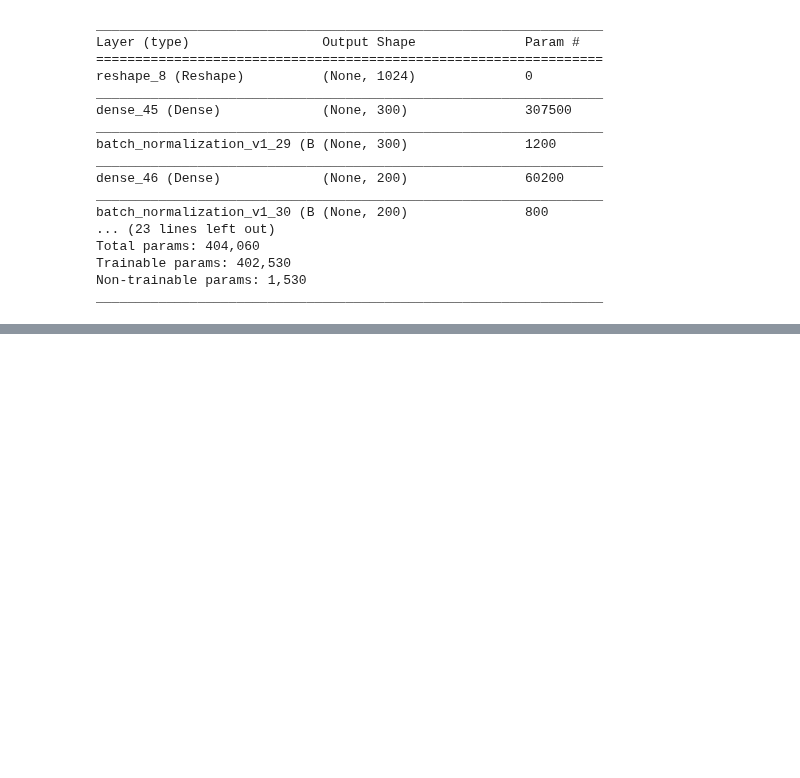
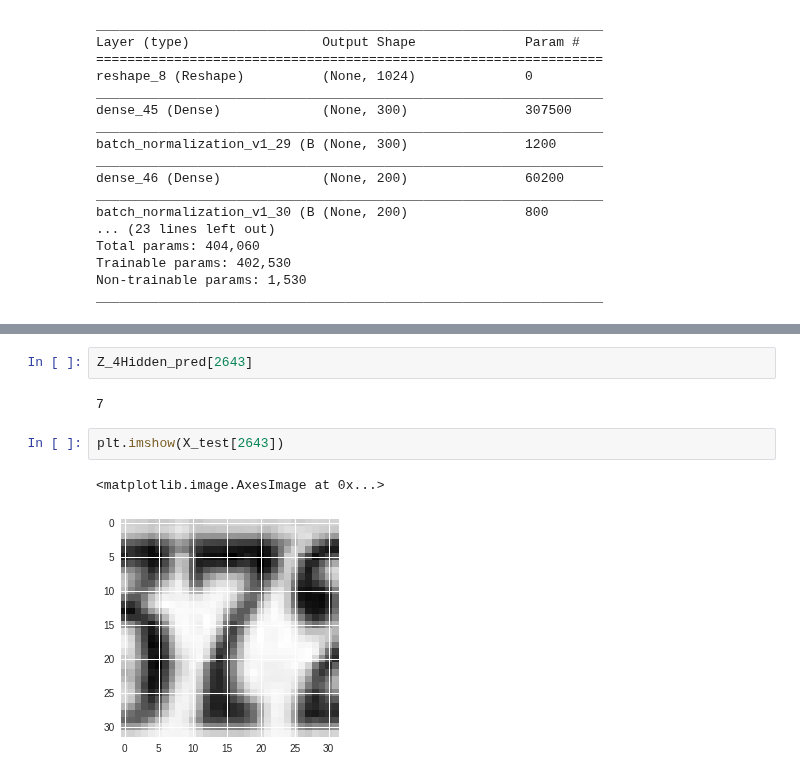
Before and after one commit to GreatLearningAIML1/chennai-aug-batch-senthilvelavan, a Jupyter notebook: DeepLearning-R7-Project2/DeepLearning_R7_Project2.ipynb, the cells around one changed output, grey strips where cells are left out. Saved outputs shown, nothing was run; the diff lists cells and outputs as text; blank space fills up the shorter version.

```diff
--- a/DeepLearning-R7-Project2/DeepLearning_R7_Project2.ipynb
+++ b/DeepLearning-R7-Project2/DeepLearning_R7_Project2.ipynb
@@ -1409,0 +1412,9 @@ Overall, accuracy/f1-score improves with the below actions:
+# %%
+Z_4Hidden_pred[2643]
+# %% [output]
+7
+# %%
+plt.imshow(X_test[2643])
+# %% [output]
+<matplotlib.image.AxesImage at 0x...>
+[figure, added]
```
Also changed, not shown: parts of 1 cell of this notebook.
